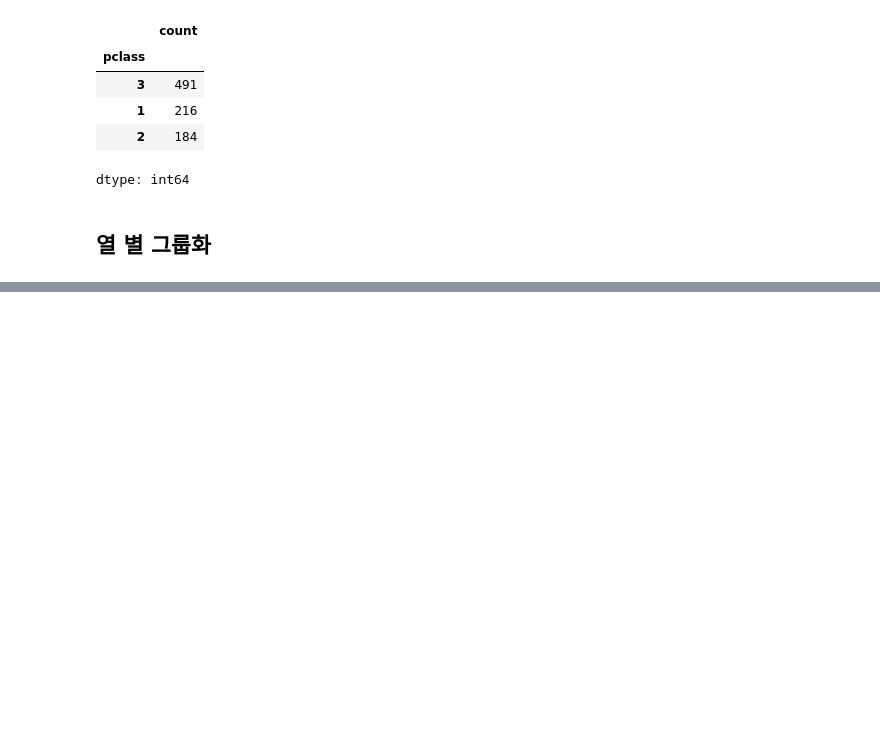
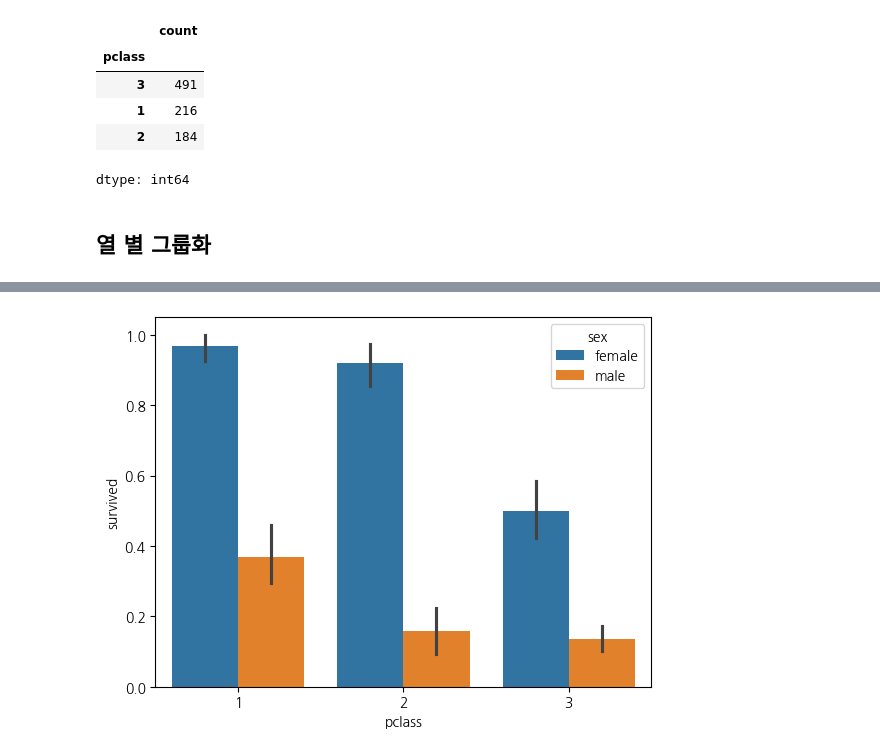
Before and after one commit to wjdtjdus/2025-1-myclass-BDA, a Jupyter notebook: inclass/04w_B_wed_0326_dataframe_application.ipynb, the cells around one changed output, grey strips where cells are left out. Saved outputs shown, nothing was run; the diff lists cells and outputs as text; code cells hidden in the pictures; blank space fills up the shorter version.

```diff
--- a/inclass/04w_B_wed_0326_dataframe_application.ipynb
+++ b/inclass/04w_B_wed_0326_dataframe_application.ipynb
@@ -332,0 +383,4 @@ dtype: int64
+# %%
+sns.barplot(titanic, x="pclass", y="survived", hue="sex");
+# %% [output]
+[figure, added]
```
Also changed, not shown: parts of 81 cells of this notebook.
